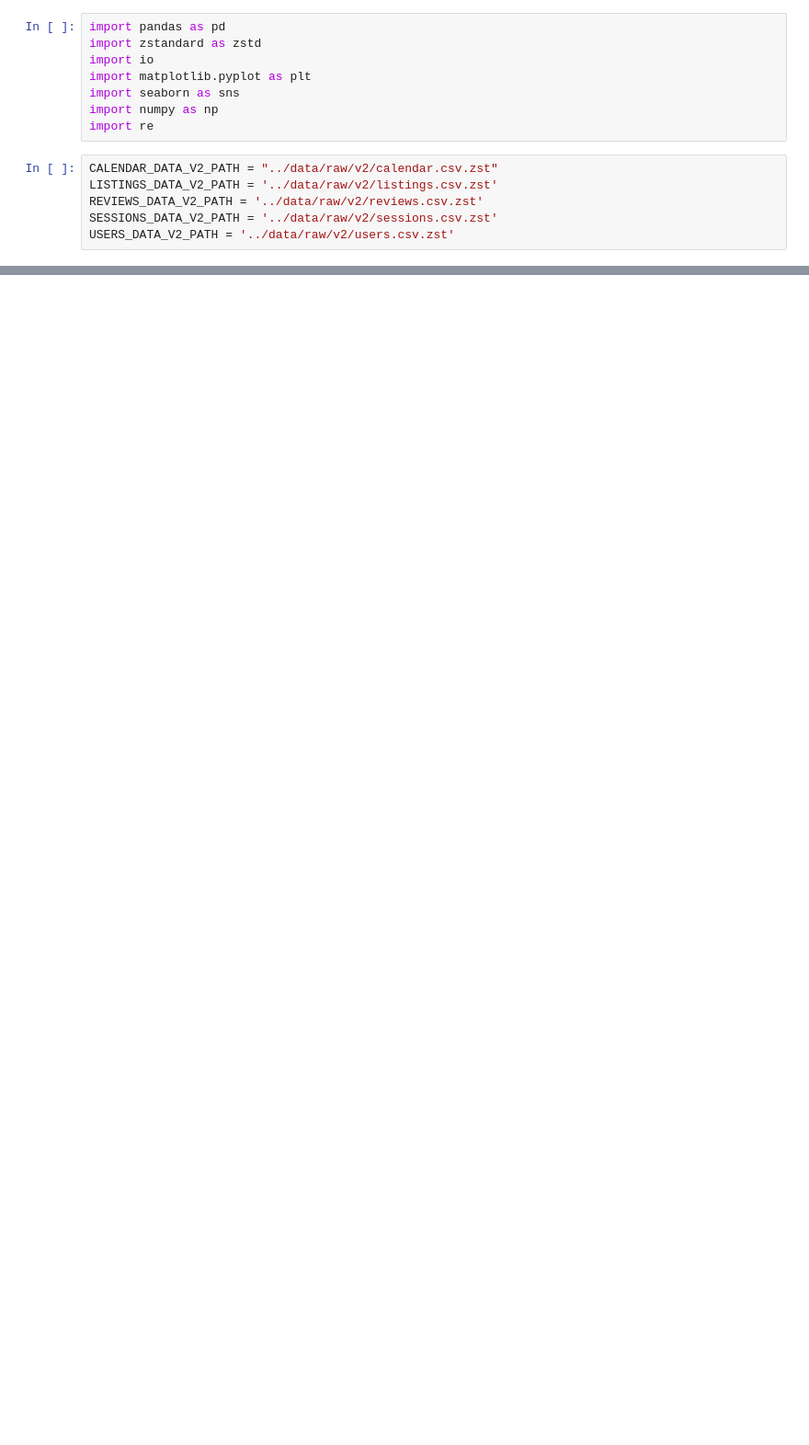
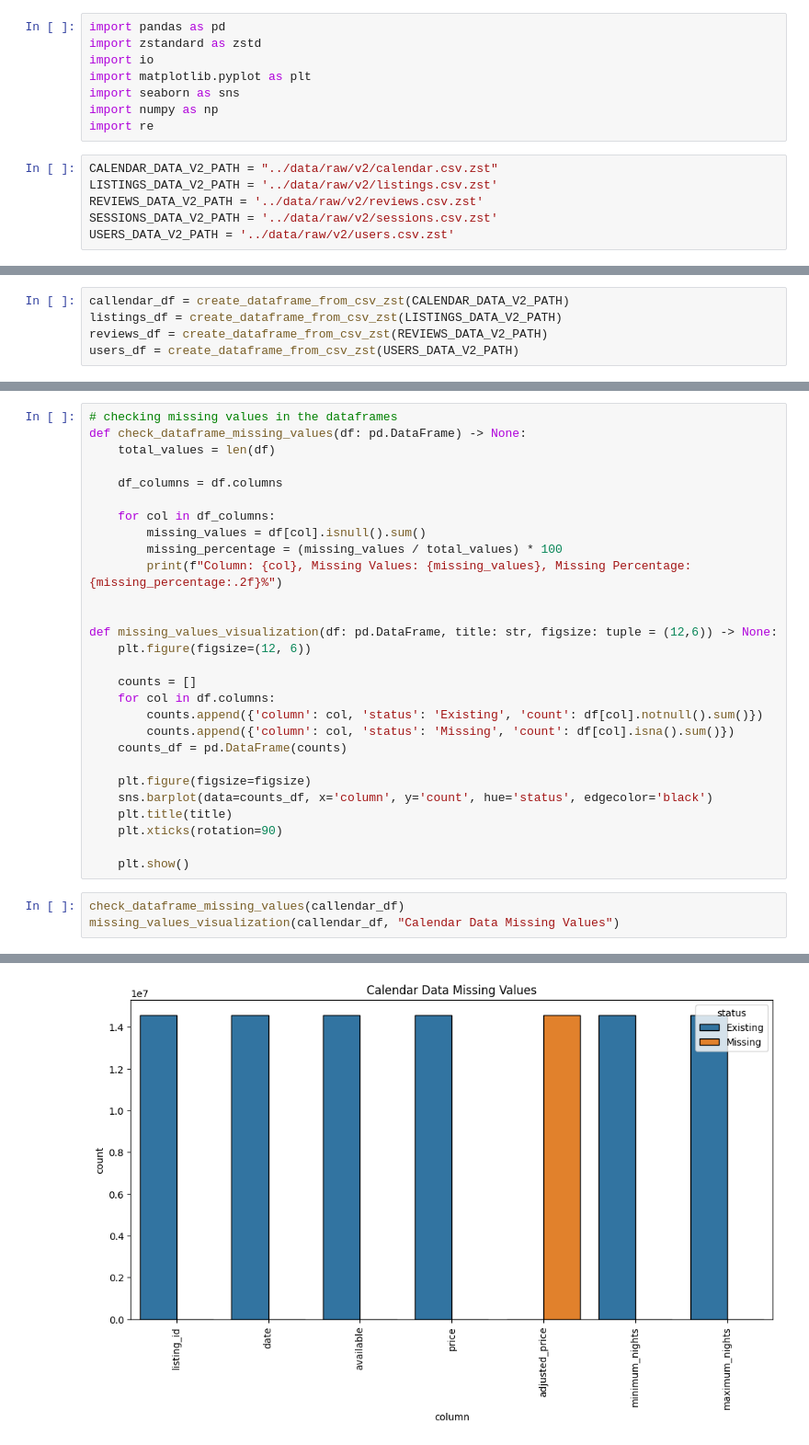
Before and after one commit to psiku/IUM-long-stay-insights, a Jupyter notebook: notebooks/data_v2_eda.ipynb, the cells around one changed output, grey strips where cells are left out. Shown at 92% size. Cells and saved outputs as stored; diff of their text form; blank space fills up the shorter version.

```diff
--- a/notebooks/data_v2_eda.ipynb
+++ b/notebooks/data_v2_eda.ipynb
@@ -55,0 +35,5 @@ def read_large_csv_zst(file_path, chunksize=100000, **kwargs):
+# %%
+callendar_df = create_dataframe_from_csv_zst(CALENDAR_DATA_V2_PATH)
+listings_df = create_dataframe_from_csv_zst(LISTINGS_DATA_V2_PATH)
+reviews_df = create_dataframe_from_csv_zst(REVIEWS_DATA_V2_PATH)
+users_df = create_dataframe_from_csv_zst(USERS_DATA_V2_PATH)
@@ -55,0 +42,32 @@ def read_large_csv_zst(file_path, chunksize=100000, **kwargs):
+# %%
+# checking missing values in the dataframes
+def check_dataframe_missing_values(df: pd.DataFrame) -> None:
+    total_values = len(df)
+
+    df_columns = df.columns
+
+    for col in df_columns:
+        missing_values = df[col].isnull().sum()
+        missing_percentage = (missing_values / total_values) * 100
+        print(f"Column: {col}, Missing Values: {missing_values}, Missing Percentage: {missing_percentage:.2f}%")
+
+
+def missing_values_visualization(df: pd.DataFrame, title: str, figsize: tuple = (12,6)) -> None:
+    plt.figure(figsize=(12, 6))
+
+    counts = []
+    for col in df.columns:
+        counts.append({'column': col, 'status': 'Existing', 'count': df[col].notnull().sum()})
+        counts.append({'column': col, 'status': 'Missing', 'count': df[col].isna().sum()})
+    counts_df = pd.DataFrame(counts)
+
+    plt.figure(figsize=figsize)
+    sns.barplot(data=counts_df, x='column', y='count', hue='status', edgecolor='black')
+    plt.title(title)
+    plt.xticks(rotation=90)
+
+    plt.show()
+# %%
+check_dataframe_missing_values(callendar_df)
+missing_values_visualization(callendar_df, "Calendar Data Missing Values")
+# %% [output]
@@ -55,0 +82 @@ def read_large_csv_zst(file_path, chunksize=100000, **kwargs):
+[figure, added]
```
Also changed, not shown: parts of 31 cells of this notebook.
